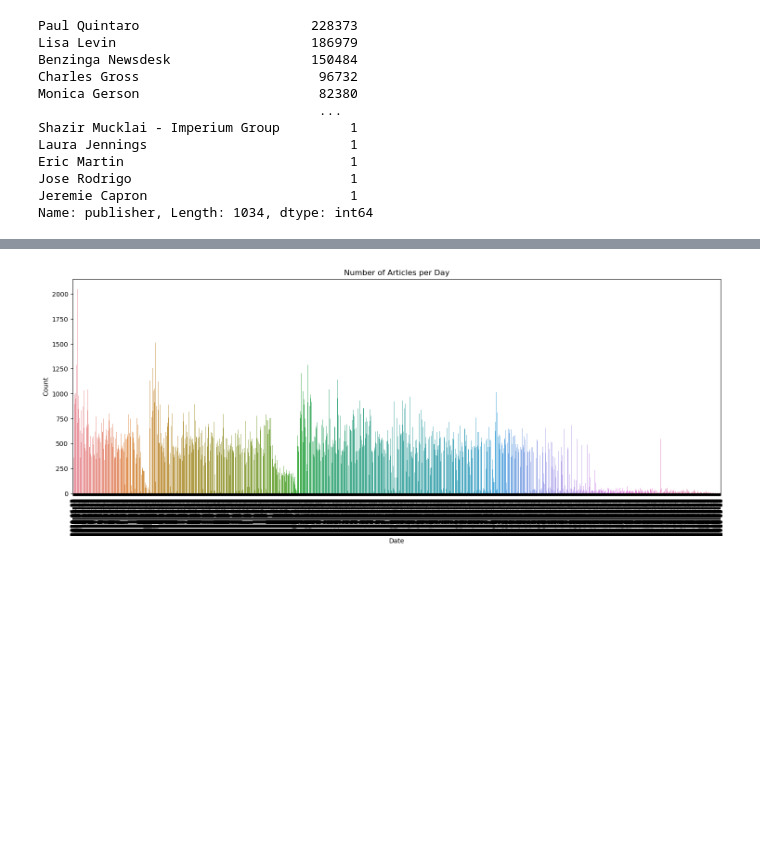
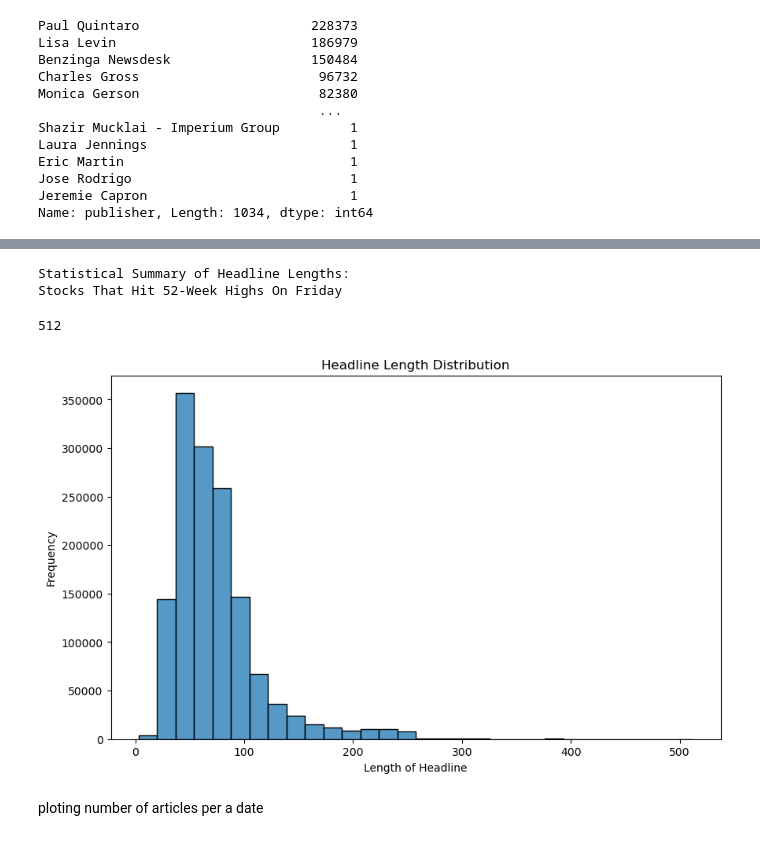
Before and after one commit to amanzlast/10Academyweek1, a Jupyter notebook: notebooks/raw_data_eda.ipynb, the cells around one changed output, grey strips where cells are left out. Saved outputs shown, nothing was run; the diff lists cells and outputs as text; code cells hidden in the pictures; blank space fills up the shorter version.

```diff
--- a/notebooks/raw_data_eda.ipynb
+++ b/notebooks/raw_data_eda.ipynb
@@ -116,13 +121,27 @@ df_raw_ratings['date'] = pd.to_datetime(df_raw_ratings['date'], utc=True)
 
 # Convert the 'date' column to the desired timezone (e.g., America/New_York)
 df_raw_ratings['date'] = df_raw_ratings['date'].dt.tz_convert('America/New_York')
-# %%
-plt.figure(figsize=(18, 6))
-sns.countplot(x=df_raw_ratings['date'].dt.date, data=df_raw_ratings)
-plt.xticks(rotation=90)
-plt.title('Number of Articles per Day')
-plt.xlabel('Date')
-plt.ylabel('Count')
-plt.show()
-# %% [output]
-[figure, removed]
+# %%
+# Compute and summarize the statistical distribution of headline lengths
+df_raw_ratings['headline_length'] = df_raw_ratings['headline'].apply(len)
+headline = df_raw_ratings['headline_length'].describe()
+print("Statistical Summary of Headline Lengths:")
+print(df_raw_ratings['headline'][0])
+df_raw_ratings['headline_length'].max()
+# %% [output]
+Statistical Summary of Headline Lengths:
+Stocks That Hit 52-Week Highs On Friday
+512
+# %%
+
+# Visualize the frequency distribution of headline lengths with a histogram
+plt.figure(figsize=(10, 6))
+sns.histplot(df_raw_ratings['headline_length'], bins=30)
+plt.title('Headline Length Distribution')
+plt.xlabel('Length of Headline')
+plt.ylabel('Frequency')
+plt.show()
+# %% [output]
+[figure, added]
+# %% [markdown]
+ploting number of articles per a date
```
Also changed, not shown: parts of 7 cells of this notebook, 1 other file.
